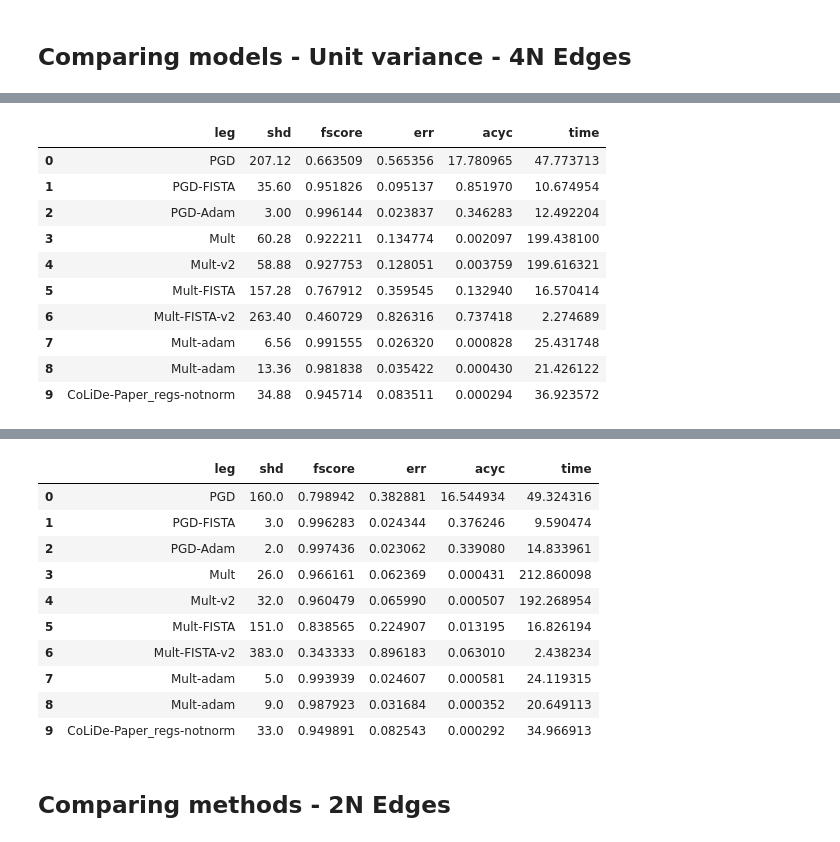
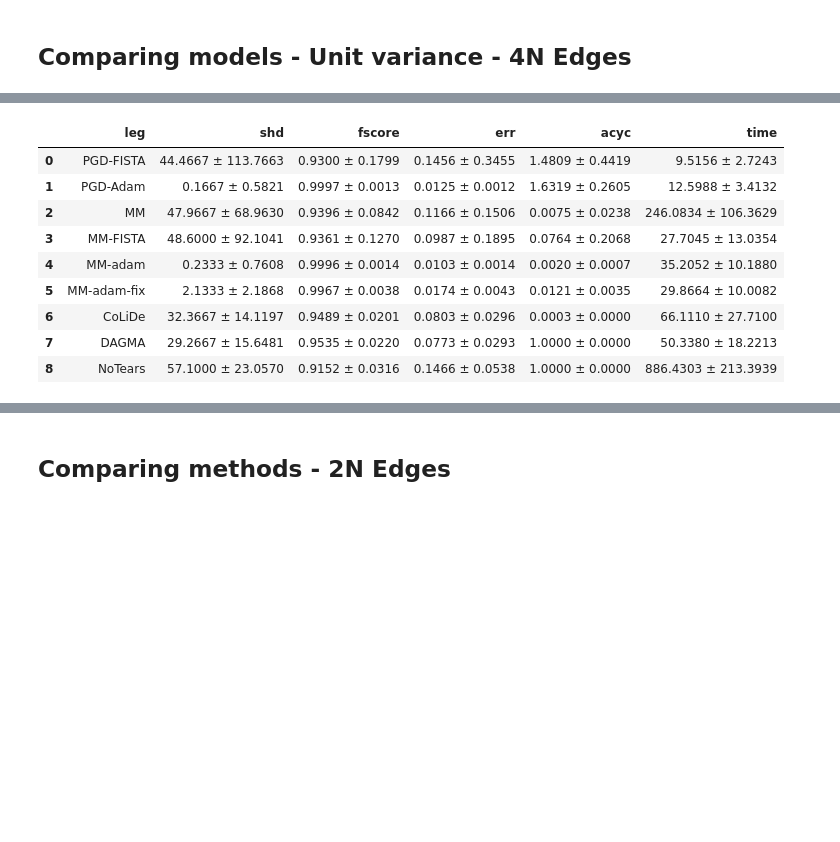
Before and after one commit to reysam93/cvx_dag_learning, a Jupyter notebook: preliminary_exp.ipynb, the cells around one changed output, grey strips where cells are left out. Saved outputs shown, nothing was run; the diff lists cells and outputs as text; code cells hidden in the pictures; blank space fills up the shorter version.

```diff
--- a/preliminary_exp.ipynb
+++ b/preliminary_exp.ipynb
@@ -417,7 +399,46 @@ Exps = [
+# %%
+Exps = [
+    # Proj Grad Desc
+    {'model': Nonneg_dagma, 'args': {'stepsize': 5e-3, 'alpha': .5, 's': 1, 'lamb': .1, 'max_iters': 20000,
+     'opt_type': 'fista', 'tol': 1e-5}, 'fix_lamb': False, 'standarize': False, 'leg': 'PGD-FISTA'},
+
+    {'model': Nonneg_dagma, 'args': {'stepsize': 5e-3, 'alpha': .5, 's': 1, 'lamb': .1, 'max_iters': 20000,
+     'opt_type': 'adam', 'tol': 1e-5}, 'fix_lamb': False, 'standarize': False, 'leg': 'PGD-Adam'},
+
+    # Method of Multipliers
+    {'model': MetMulDagma, 'args': {'stepsize': 3e-4, 'alpha_0': .01, 'rho_0': .05, 's': 1, 'lamb': .1,
+     'iters_in': 40000, 'iters_out': 10, 'beta': 2}, 'standarize': False, 'fix_lamb': False,
+     'leg': 'MM'},
+
+    {'model': MetMulDagma, 'args': {'stepsize': 3e-4, 'alpha_0': .01, 'rho_0': .05, 's': 1, 'lamb': .1,
+     'iters_in': 10000, 'iters_out': 10, 'beta': 2, 'opt_type': 'fista'}, 'standarize': False, 'fix_lamb': False,
+     'leg': 'MM-FISTA'},
+
+    {'model': MetMulDagma, 'args': {'stepsize': 3e-4, 'alpha_0': .01, 'rho_0': .05, 's': 1, 'lamb': .1,
+     'iters_in': 10000, 'iters_out': 10, 'beta': 2, 'opt_type': 'adam'}, 'standarize': False, 'fix_lamb': False,
+     'leg': 'MM-adam'},
+
+     {'model': MetMulDagma, 'args': {'stepsize': 3e-4, 'alpha_0': .01, 'rho_0': .05, 's': 1, 'lamb': .05,
+     'iters_in': 5000, 'iters_out': 10, 'beta': 2, 'opt_type': 'adam'}, 'standarize': False, 'fix_lamb': True,
+     'leg': 'MM-adam-fix'},
+
+
+    # Colide
+    {'model': colide_ev, 'args': {'lambda1': .05, 'T': 4, 's': [1.0, .9, .8, .7], 'warm_iter': 2e4,
+     'max_iter': 7e4, 'lr': .0003}, 'standarize': False, 'leg': 'CoLiDe'},
+
+    # DAGMA
+    {'model': DAGMA_linear, 'init': {'loss_type': 'l2'}, 'args': {'lambda1': .05, 'T': 4, 's': [1.0, .9, .8, .8],
+     'warm_iter': 2e4, 'max_iter': 7e4, 'lr': .0003}, 'standarize': False, 'leg': 'DAGMA'},
+
+    # NoTears
+    {'model': notears_linear, 'args': {'loss_type': 'l2', 'lambda1': .1, 'max_iter': 100}, 'standarize': False, 'leg': 'NoTears'},
+]
 # %%
 N = 100
 
-n_dags = 25
+n_dags = 30
+verb=True
 data_params = {
     'n_nodes': N,
     'n_samples': 500, # 1000,
@@ -431,7 +452,7 @@ data_params = {
 print('CPUs employed:', N_CPUS)
 
 t_init = time.time()
-results = Parallel(n_jobs=N_CPUS)(delayed(run_exps)(g, data_params, Exps, thr=.2, verb=False) for g in range(n_dags))
+results = Parallel(n_jobs=N_CPUS)(delayed(run_exps)(g, data_params, Exps, thr=.2, verb=verb) for g in range(n_dags))
 ellapsed_time = time.time() - t_init
 print(f'----- Solved in {ellapsed_time:.3f} seconds -----')
 
@@ -460,18 +528,16 @@ CPUs employed: 32
 # %%
 exps_leg = [exp['leg'] for exp in Exps]
 utils.display_results(exps_leg, metrics, agg='mean')
 utils.display_results(exps_leg, metrics, agg='median')
-utils.display_results(exps_leg, metrics, agg='std')
 # %% [output]
 |  | leg | shd | fscore | err | acyc | time |
-| 0 | PGD | 207.12 | 0.663509 | 0.565356 | 17.780965 | 47.773713 |
-| 1 | PGD-FISTA | 35.60 | 0.951826 | 0.095137 | 0.851970 | 10.674954 |
-| 2 | PGD-Adam | 3.00 | 0.996144 | 0.023837 | 0.346283 | 12.492204 |
-| 3 | Mult | 60.28 | 0.922211 | 0.134774 | 0.002097 | 199.438100 |
-| 4 | Mult-v2 | 58.88 | 0.927753 | 0.128051 | 0.003759 | 199.616321 |
-| 5 | Mult-FISTA | 157.28 | 0.767912 | 0.359545 | 0.132940 | 16.570414 |
-| 6 | Mult-FISTA-v2 | 263.40 | 0.460729 | 0.826316 | 0.737418 | 2.274689 |
-| 7 | Mult-adam | 6.56 | 0.991555 | 0.026320 | 0.000828 | 25.431748 |
-| 8 | Mult-adam | 13.36 | 0.981838 | 0.035422 | 0.000430 | 21.426122 |
-| 9 | CoLiDe-Paper_regs-notnorm | 34.88 | 0.945714 | 0.083511 | 0.000294 | 36.923572 |
+| 0 | PGD-FISTA | 44.4667 ± 113.7663 | 0.9300 ± 0.1799 | 0.1456 ± 0.3455 | 1.4809 ± 0.4419 | 9.5156 ± 2.7243 |
+| 1 | PGD-Adam | 0.1667 ± 0.5821 | 0.9997 ± 0.0013 | 0.0125 ± 0.0012 | 1.6319 ± 0.2605 | 12.5988 ± 3.4132 |
+| 2 | MM | 47.9667 ± 68.9630 | 0.9396 ± 0.0842 | 0.1166 ± 0.1506 | 0.0075 ± 0.0238 | 246.0834 ± 106.3629 |
+| 3 | MM-FISTA | 48.6000 ± 92.1041 | 0.9361 ± 0.1270 | 0.0987 ± 0.1895 | 0.0764 ± 0.2068 | 27.7045 ± 13.0354 |
+| 4 | MM-adam | 0.2333 ± 0.7608 | 0.9996 ± 0.0014 | 0.0103 ± 0.0014 | 0.0020 ± 0.0007 | 35.2052 ± 10.1880 |
+| 5 | MM-adam-fix | 2.1333 ± 2.1868 | 0.9967 ± 0.0038 | 0.0174 ± 0.0043 | 0.0121 ± 0.0035 | 29.8664 ± 10.0082 |
+| 6 | CoLiDe | 32.3667 ± 14.1197 | 0.9489 ± 0.0201 | 0.0803 ± 0.0296 | 0.0003 ± 0.0000 | 66.1110 ± 27.7100 |
+| 7 | DAGMA | 29.2667 ± 15.6481 | 0.9535 ± 0.0220 | 0.0773 ± 0.0293 | 1.0000 ± 0.0000 | 50.3380 ± 18.2213 |
+| 8 | NoTears | 57.1000 ± 23.0570 | 0.9152 ± 0.0316 | 0.1466 ± 0.0538 | 1.0000 ± 0.0000 | 886.4303 ± 213.3939 |
 |  | leg | shd | fscore | err | acyc | time |
@@ -488,14 +553,3 @@ utils.display_results(exps_leg, metrics, agg='std')
-|  | leg | shd | fscore | err | acyc | time |
-| 0 | PGD | 160.0 | 0.798942 | 0.382881 | 16.544934 | 49.324316 |
-| 1 | PGD-FISTA | 3.0 | 0.996283 | 0.024344 | 0.376246 | 9.590474 |
-| 2 | PGD-Adam | 2.0 | 0.997436 | 0.023062 | 0.339080 | 14.833961 |
-| 3 | Mult | 26.0 | 0.966161 | 0.062369 | 0.000431 | 212.860098 |
-| 4 | Mult-v2 | 32.0 | 0.960479 | 0.065990 | 0.000507 | 192.268954 |
-| 5 | Mult-FISTA | 151.0 | 0.838565 | 0.224907 | 0.013195 | 16.826194 |
-| 6 | Mult-FISTA-v2 | 383.0 | 0.343333 | 0.896183 | 0.063010 | 2.438234 |
-| 7 | Mult-adam | 5.0 | 0.993939 | 0.024607 | 0.000581 | 24.119315 |
-| 8 | Mult-adam | 9.0 | 0.987923 | 0.031684 | 0.000352 | 20.649113 |
-| 9 | CoLiDe-Paper_regs-notnorm | 33.0 | 0.949891 | 0.082543 | 0.000292 | 34.966913 |
 # %% [markdown]
 ## Comparing methods - 2N Edges
 # %%
```
Also changed, not shown: parts of 14 cells of this notebook, 5 other files.
